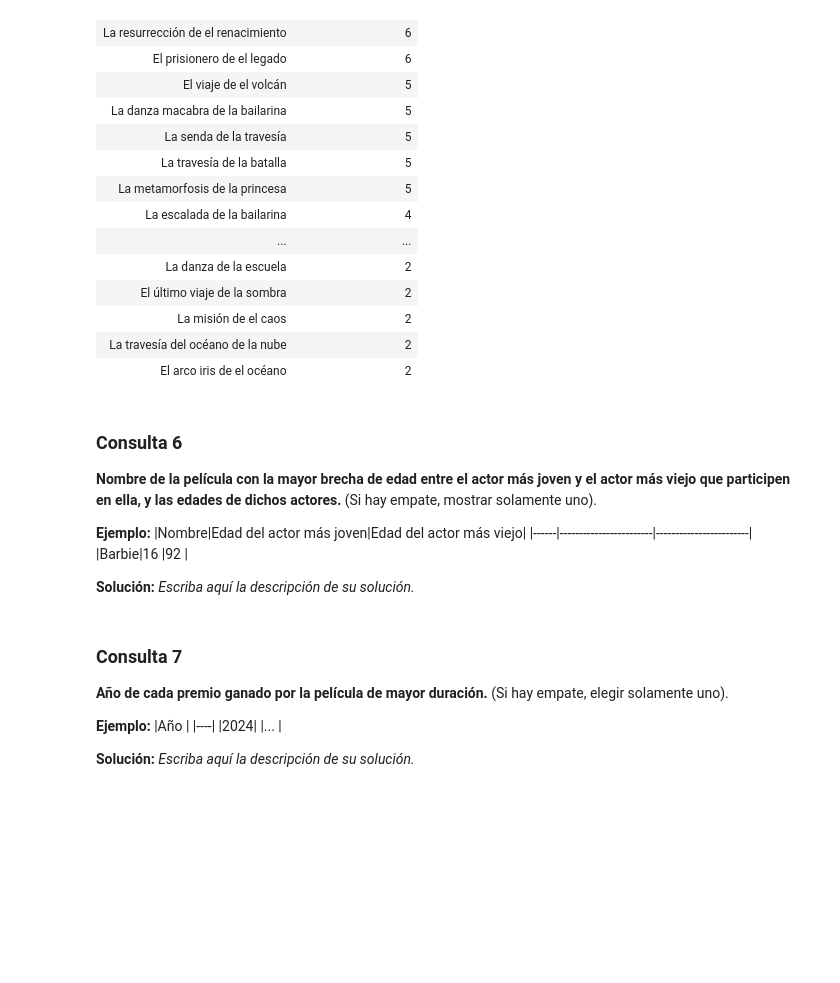
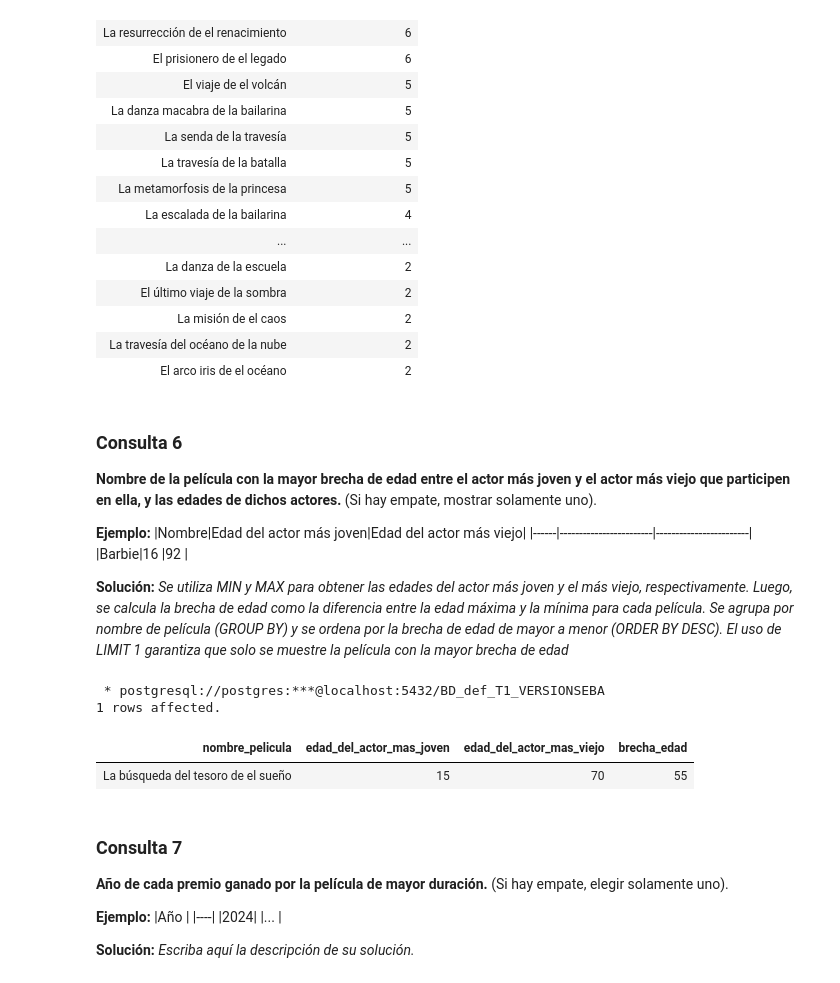
Before and after one commit to Luxar3-cmd/Tarea1_BD, a Jupyter notebook: Tarea_1.ipynb, the cells around one changed output. Cells and saved outputs as stored; diff of their text form; code cells hidden in the pictures; blank space fills up the shorter version.

```diff
--- a/Tarea_1.ipynb
+++ b/Tarea_1.ipynb
@@ -511,4 +520,4 @@ ORDER BY
 |Barbie|16                      |92                      |
 
 
-**Solución:** _Escriba aquí la descripción de su solución._
+**Solución:** _Se utiliza MIN y MAX para obtener las edades del actor más joven y el más viejo, respectivamente. Luego, se calcula la brecha de edad como la diferencia entre la edad máxima y la mínima para cada película. Se agrupa por nombre de película (GROUP BY) y se ordena por la brecha de edad de mayor a menor (ORDER BY DESC). El uso de LIMIT 1 garantiza que solo se muestre la película con la mayor brecha de edad_
@@ -518,3 +524,26 @@ ORDER BY
+# %%
+%%sql
+SELECT
+    pelicula.nombre AS Nombre_pelicula,
+    MIN(actor.edad) AS Edad_del_actor_mas_joven,
+    MAX(actor.edad) AS Edad_del_actor_mas_viejo,
+    MAX(actor.edad) - MIN(actor.edad) AS Brecha_edad
+FROM
+    pelicula
+JOIN
+    actor_participa_en_pelicula ON pelicula.id_pelicula = actor_participa_en_pelicula.id_pelicula
+JOIN
+    actor ON actor_participa_en_pelicula.id_actor = actor.id_actor
+GROUP BY
+    pelicula.nombre
+ORDER BY
+    Brecha_edad DESC
+LIMIT 1
+# %% [output]
+ * postgresql://postgres:***@localhost:5432/BD_def_T1_VERSIONSEBA
+1 rows affected.
+| nombre_pelicula | edad_del_actor_mas_joven | edad_del_actor_mas_viejo | brecha_edad |
+| La búsqueda del tesoro de el sueño | 15 | 70 | 55 |
 # %% [markdown]
 ### Consulta 7
 **Año de cada premio ganado por la película de mayor duración.** (Si hay empate, elegir solamente uno).
```
Also changed, not shown: parts of 9 cells of this notebook.
